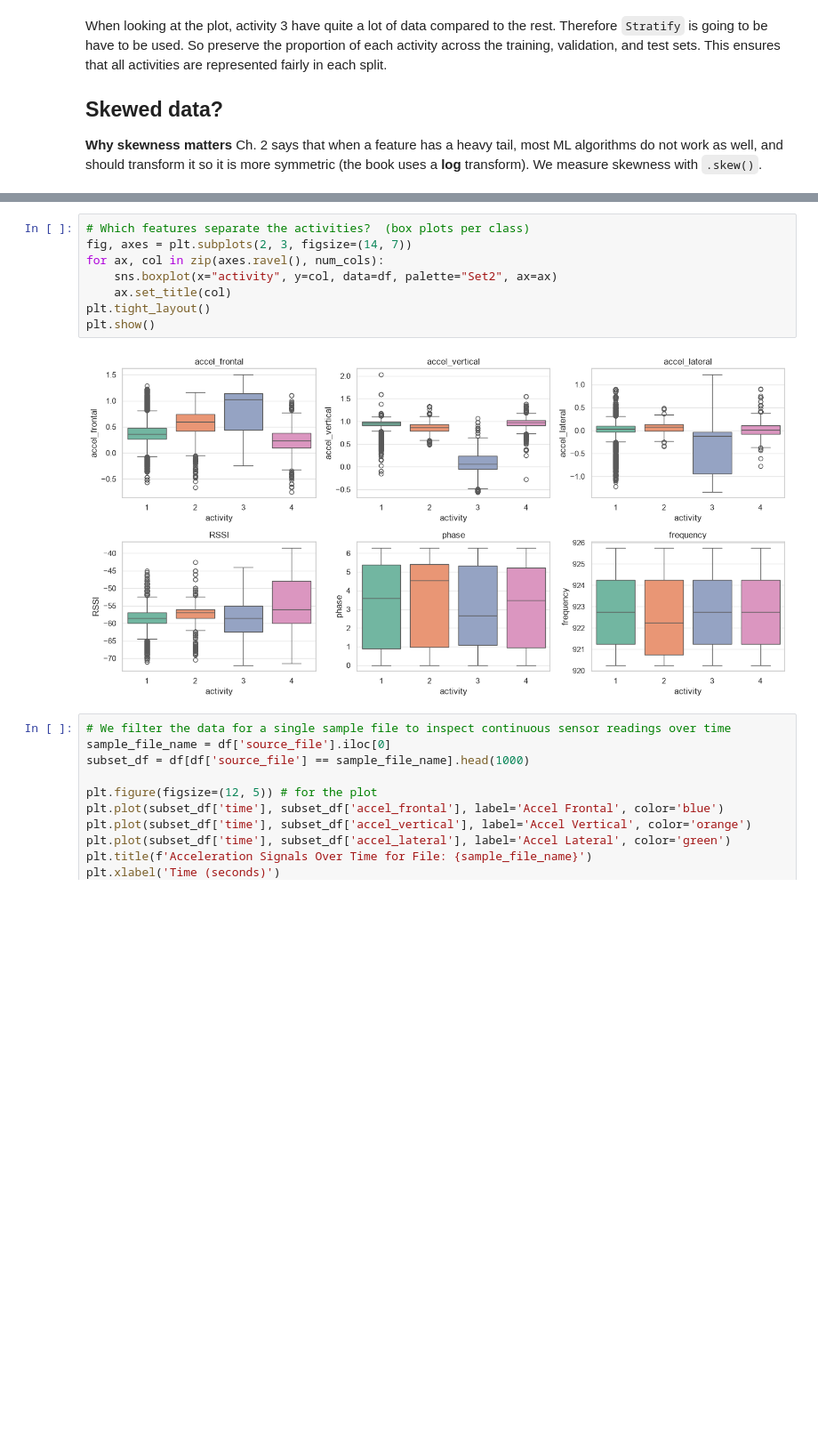
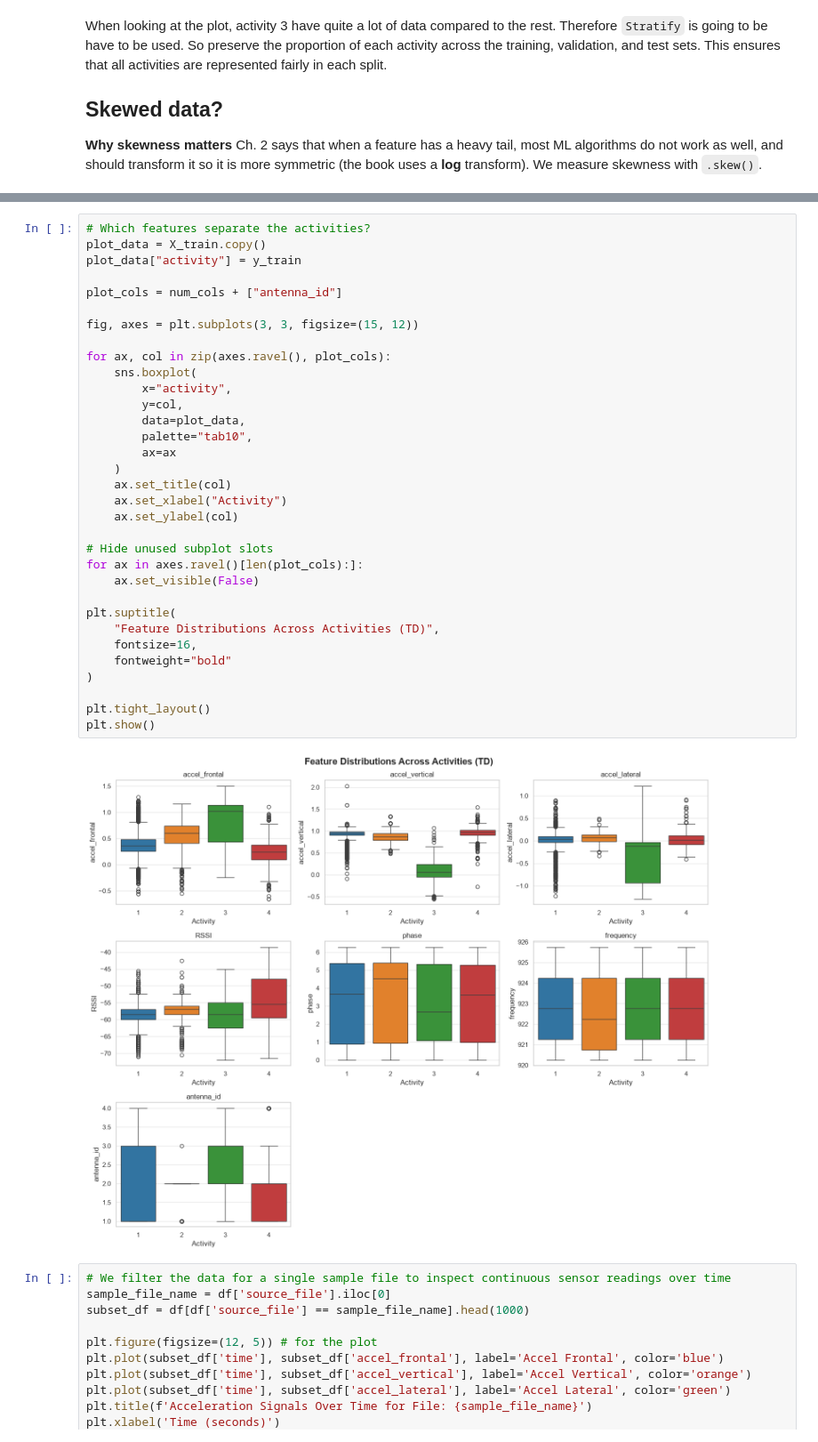
Before and after one commit to R3ALITI3S/MachineLearningMiniProject, a Jupyter notebook: MachineLearning.ipynb, the cells around one changed output, grey strips where cells are left out. Shown at 89% size. Cells and saved outputs as stored; diff of their text form; blank space fills up the shorter version.

```diff
--- a/MachineLearning.ipynb
+++ b/MachineLearning.ipynb
@@ -274,13 +402,38 @@ Picture taken from: _https://lex.dk/sagittalplan_
 # %%
-# Which features separate the activities?  (box plots per class)
-fig, axes = plt.subplots(2, 3, figsize=(14, 7))
-for ax, col in zip(axes.ravel(), num_cols):
-    sns.boxplot(x="activity", y=col, data=df, palette="Set2", ax=ax)
+# Which features separate the activities?
+plot_data = X_train.copy()
+plot_data["activity"] = y_train
+
+plot_cols = num_cols + ["antenna_id"]
+
+fig, axes = plt.subplots(3, 3, figsize=(15, 12))
+
+for ax, col in zip(axes.ravel(), plot_cols):
+    sns.boxplot(
+        x="activity",
+        y=col,
+        data=plot_data,
+        palette="tab10",
+        ax=ax
+    )
     ax.set_title(col)
+    ax.set_xlabel("Activity")
+    ax.set_ylabel(col)
+
+# Hide unused subplot slots
+for ax in axes.ravel()[len(plot_cols):]:
+    ax.set_visible(False)
+
+plt.suptitle(
+    "Feature Distributions Across Activities (TD)",
+    fontsize=16,
+    fontweight="bold"
+)
+
 plt.tight_layout()
 plt.show()
 # %% [output]
-[figure, old version]
+[figure, new version]
 # %%
 # We filter the data for a single sample file to inspect continuous sensor readings over time
 sample_file_name = df['source_file'].iloc[0]
```
Also changed, not shown: parts of 36 cells of this notebook.
